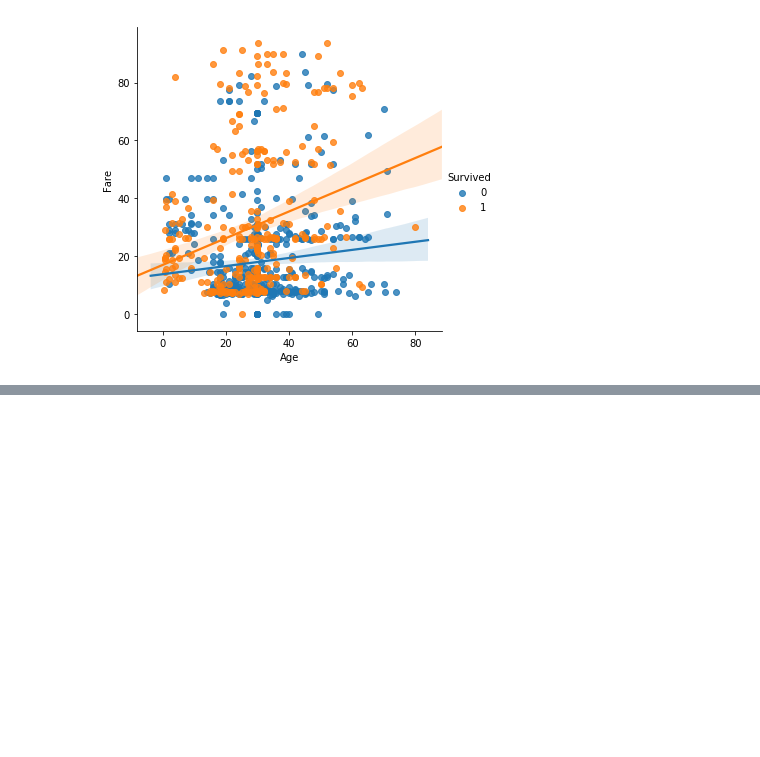
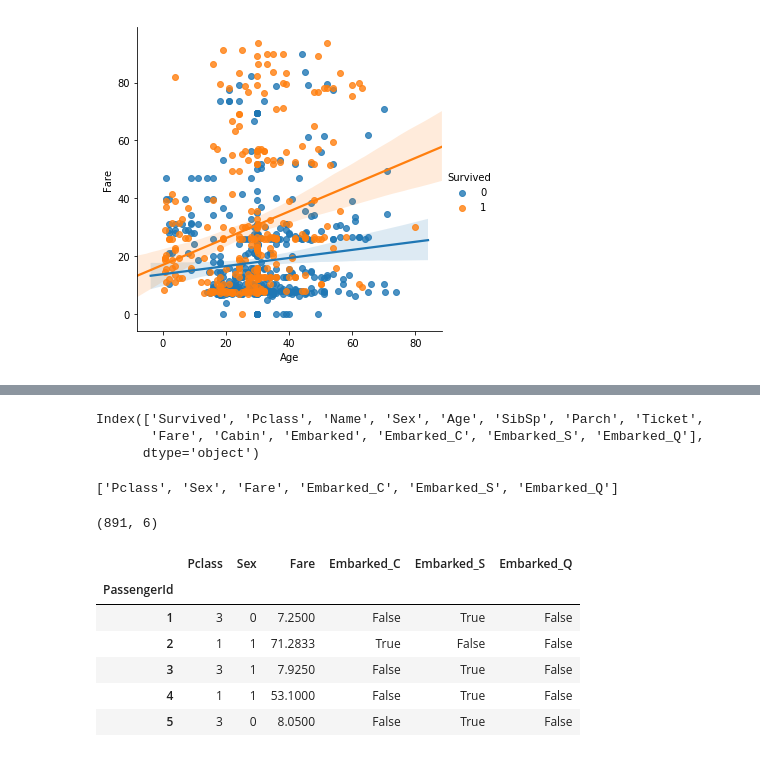
Before and after one commit to chanyeongYU/ML-multicampus, a Jupyter notebook: titanic.ipynb, the cells around one changed output, grey strips where cells are left out. Cells and saved outputs as stored; diff of their text form; code cells hidden in the pictures; blank space fills up the shorter version.

```diff
--- a/titanic.ipynb
+++ b/titanic.ipynb
@@ -329,0 +334,25 @@ sns.lmplot(data=low_fare, x="Age", y="Fare", hue="Survived")
+# %%
+train.columns
+# %% [output]
+Index(['Survived', 'Pclass', 'Name', 'Sex', 'Age', 'SibSp', 'Parch', 'Ticket',
+       'Fare', 'Cabin', 'Embarked', 'Embarked_C', 'Embarked_S', 'Embarked_Q'],
+      dtype='object')
+# %%
+feature_name = ["Pclass", "Sex", "Fare", "Embarked_C", "Embarked_S", "Embarked_Q"]
+feature_name
+# %% [output]
+['Pclass', 'Sex', 'Fare', 'Embarked_C', 'Embarked_S', 'Embarked_Q']
+# %%
+# x_train 생성
+x_train = train[feature_name]
+print(x_train.shape)
+x_train.head()
+# %% [output]
+(891, 6)
+|  | Pclass | Sex | Fare | Embarked_C | Embarked_S | Embarked_Q |
+| PassengerId |  |  |  |  |  |  |
+| 1 | 3 | 0 | 7.2500 | False | True | False |
+| 2 | 1 | 1 | 71.2833 | True | False | False |
+| 3 | 3 | 1 | 7.9250 | False | True | False |
+| 4 | 1 | 1 | 53.1000 | False | True | False |
+| 5 | 3 | 0 | 8.0500 | False | True | False |
```
Also changed, not shown: parts of 13 cells of this notebook, 3 other files.
